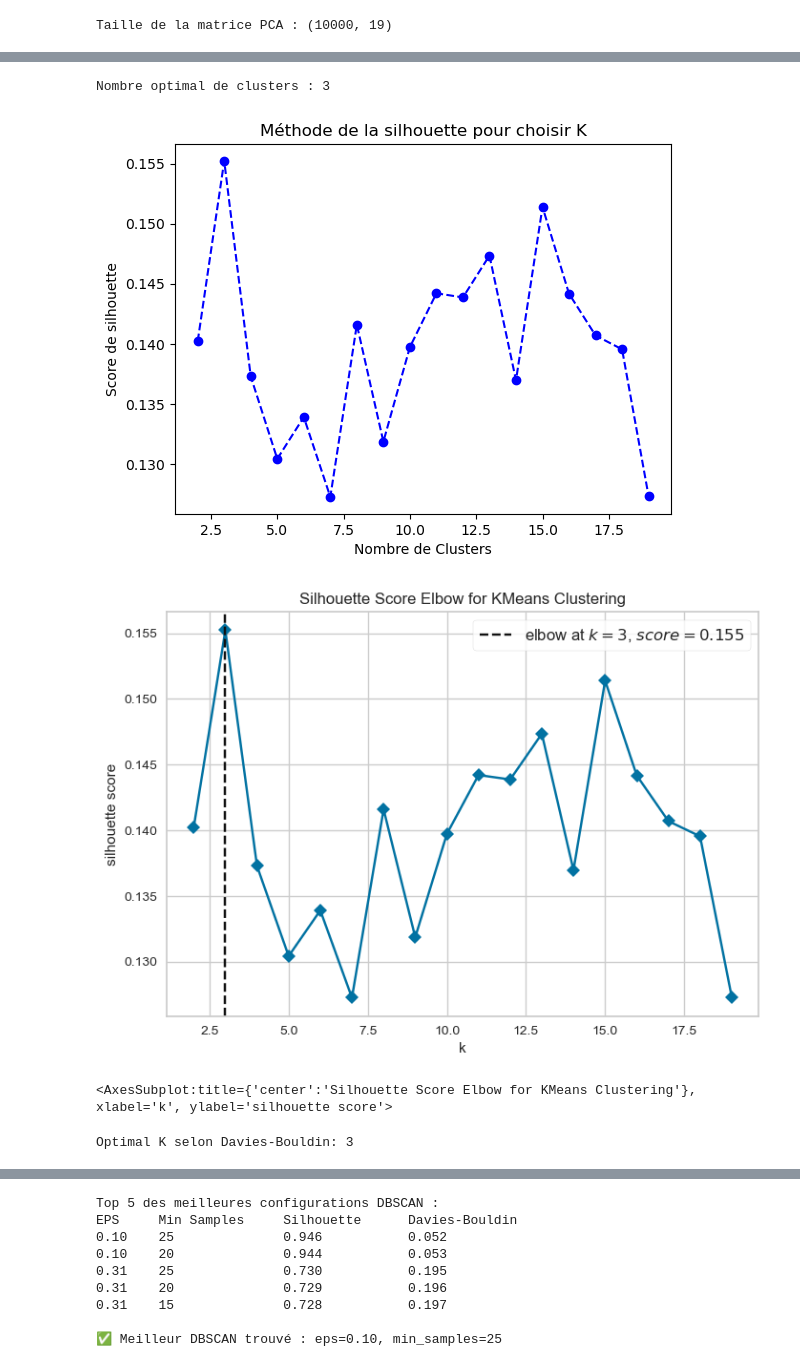
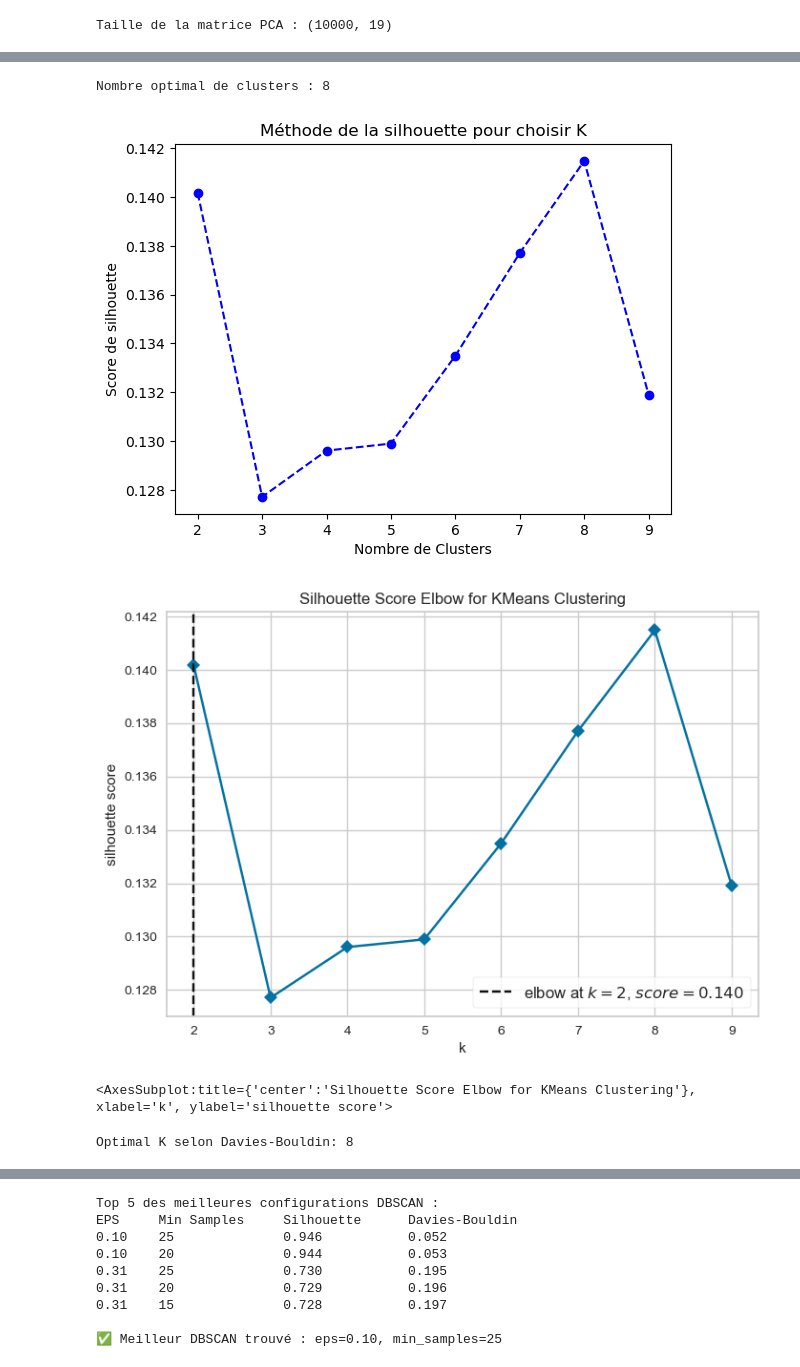
Before and after one commit to Elias-djebbour/M2-TextMining, a Jupyter notebook: Clustering.ipynb, the cells around one changed output, grey strips where cells are left out. Cells and saved outputs as stored; diff of their text form; code cells hidden in the pictures.

Commit message:
finition des algorithmes de clustering

```diff
--- a/Clustering.ipynb
+++ b/Clustering.ipynb
@@ -73,14 +85,14 @@ from sklearn.cluster import KMeans
 # Appliquer K-Means pour plusieurs valeurs de k
 distortions = []
 
-for k in range(1, 100):
+for k in range(1, 10):
     kmeans = KMeans(n_clusters=k, random_state=42)
     kmeans.fit(X_pca)
     distortions.append(kmeans.inertia_)  # Inertie = somme des distances au centre
 
 # Tracer la courbe d'inertie
 plt.figure(figsize=(8, 5))
-plt.plot(range(1, 100), distortions, marker='o', linestyle='--', color='b')
+plt.plot(range(1, 10), distortions, marker='o', linestyle='--', color='b')
 plt.xlabel('Nombre de Clusters')
 plt.ylabel('Inertie (Distorsion)')
 plt.title("Méthode du Coude pour choisir K")
@@ -92,7 +104,7 @@ from sklearn.metrics import silhouette_score
 silhouette_scores = []
 
 #méthode silhouette de 2 à 20 car réduit grâce à la méthode du coude
-for k in range(2, 20):  # On teste plusieurs valeurs de k
+for k in range(2, 10):  # On teste plusieurs valeurs de k
     kmeans = KMeans(n_clusters=k, random_state=42)
     labels = kmeans.fit_predict(X_pca)
     score = silhouette_score(X_pca, labels)
@@ -102,29 +114,29 @@ for k in range(2, 20):  # On teste plusieurs valeurs de k
 optimal_k = np.argmax(silhouette_scores) + 2  # +2 car on commence à k=2
 print(f"Nombre optimal de clusters : {optimal_k}")
 
-plt.plot(range(2, 20), silhouette_scores, marker='o', linestyle='--', color='b')
+plt.plot(range(2, 10), silhouette_scores, marker='o', linestyle='--', color='b')
 plt.xlabel('Nombre de Clusters')
 plt.ylabel('Score de silhouette')
 plt.title("Méthode de la silhouette pour choisir K")
 plt.show()
 # %% [output]
-Nombre optimal de clusters : 3
+Nombre optimal de clusters : 8
-[figure, old version]
+[figure, new version]
 # %%
 from yellowbrick.cluster import KElbowVisualizer
 
 model = KMeans(random_state=42)
-visualizer = KElbowVisualizer(model, k=(2, 20), metric='silhouette', timings=False)
+visualizer = KElbowVisualizer(model, k=(2, 10), metric='silhouette', timings=False)
 
 visualizer.fit(X_pca)
 visualizer.show()
 # %% [output]
-[figure, old version]
+[figure, new version]
 <AxesSubplot:title={'center':'Silhouette Score Elbow for KMeans Clustering'}, xlabel='k', ylabel='silhouette score'>
 # %%
 from sklearn.metrics import davies_bouldin_score
 scores_db = []
-for k in range(2, 13):
+for k in range(2, 10):
     kmeans = KMeans(n_clusters=k, random_state=42)
     labels = kmeans.fit_predict(X_pca)
     score = davies_bouldin_score(X_pca, labels)
@@ -133,7 +145,7 @@ for k in range(2, 13):
 optimal_k_db = np.argmin(scores_db) + 2  # +5 car on commence à k=5
 print(f"Optimal K selon Davies-Bouldin: {optimal_k_db}")
 # %% [output]
-Optimal K selon Davies-Bouldin: 3
+Optimal K selon Davies-Bouldin: 8
 # %%
 from sklearn.decomposition import PCA
 
```
Also changed, not shown: parts of 6 cells of this notebook.
